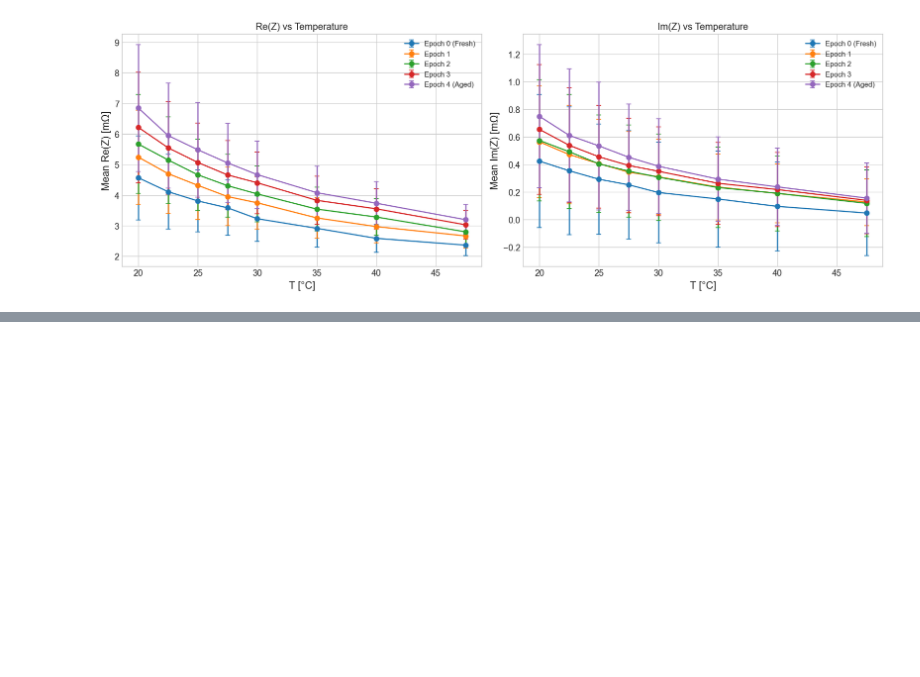
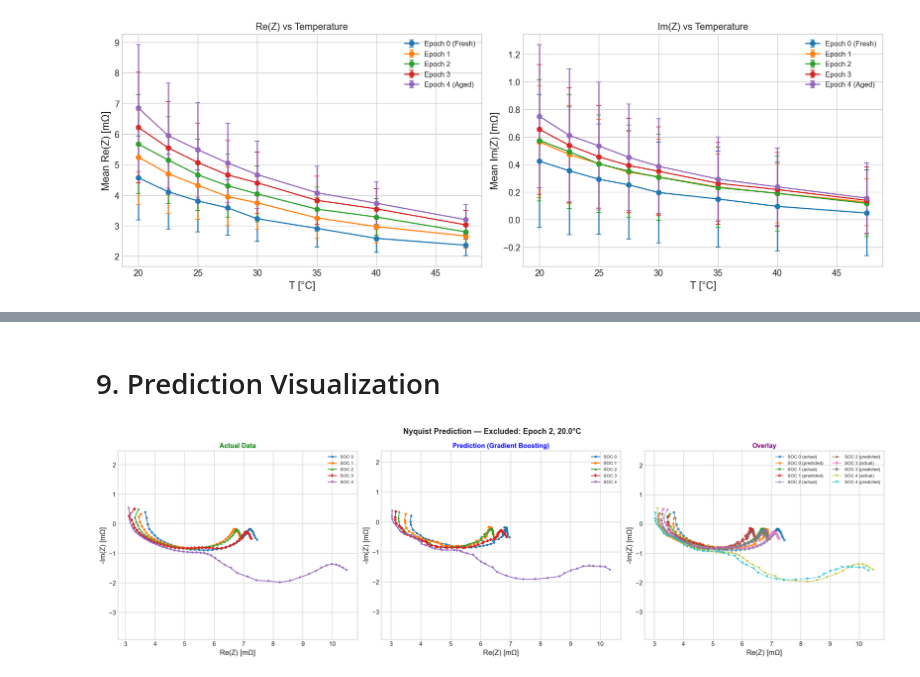
Before and after one commit to marcosoldani/ml_LiBs_project, a Jupyter notebook: notebooks/1_LeaveOneOut.ipynb, the cells around one changed output, grey strips where cells are left out. Drawn from its saved outputs; the diff is of its cells as text; code cells hidden in the pictures; blank space fills up the shorter version.

```diff
--- a/notebooks/1_LeaveOneOut.ipynb
+++ b/notebooks/1_LeaveOneOut.ipynb
@@ -329,0 +646,53 @@ plt.show()
+# %% [markdown]
+# 9. Prediction Visualization
+# %%
+# 9.1 Best Model: Actual vs Predicted vs Overlay
+best_pred = predictions[best_model_name]
+fig, axes = plt.subplots(1, 3, figsize=(20, 6))
+
+soc_list = sorted(df_test['SOC'].unique())
+for soc in soc_list:
+    mask = df_test['SOC'].values == soc
+    # Actual data
+    axes[0].plot(
+        y_test[mask, 0], -y_test[mask, 1],
+        marker=SOC_MARKERS[soc], markersize=3, label=f'SOC {soc}'
+    )
+    # Predicted data
+    axes[1].plot(
+        best_pred[mask, 0], -best_pred[mask, 1],
+        marker=SOC_MARKERS[soc], markersize=3, label=f'SOC {soc}'
+    )
+    # Overlay
+    axes[2].plot(
+        y_test[mask, 0], -y_test[mask, 1],
+        marker=SOC_MARKERS[soc], markersize=4, alpha=0.6,
+        linewidth=1.5, label=f'SOC {soc} (actual)'
+    )
+    axes[2].plot(
+        best_pred[mask, 0], -best_pred[mask, 1],
+        marker=SOC_MARKERS[soc], markersize=4,
+        linestyle='--', alpha=0.7, linewidth=1.5, label=f'SOC {soc} (predicted)'
+    )
+
+# Configure axes
+for ax, title, color in zip(
+    axes,
+    ['Actual Data', f'Prediction ({best_model_name})', 'Overlay'],
+    ['green', 'blue', 'purple']
+):
+    ax.set_xlabel('Re(Z) [mΩ]')
+    ax.set_ylabel('-Im(Z) [mΩ]')
+    ax.set_title(title, fontweight='bold', color=color)
+    ax.legend(fontsize=8, ncol=2 if 'Overlay' in title else 1)
+    ax.set_aspect('equal', adjustable='datalim')
+
+fig.suptitle(
+    f'Nyquist Prediction — Excluded: Epoch {EXCLUDED_EPOCH}, {EXCLUDED_TEMP}°C',
+    fontsize=14, fontweight='bold'
+)
+
+plt.tight_layout()
+plt.show()
+# %% [output]
+[figure, added]
```
Also changed, not shown: parts of 14 cells of this notebook.
